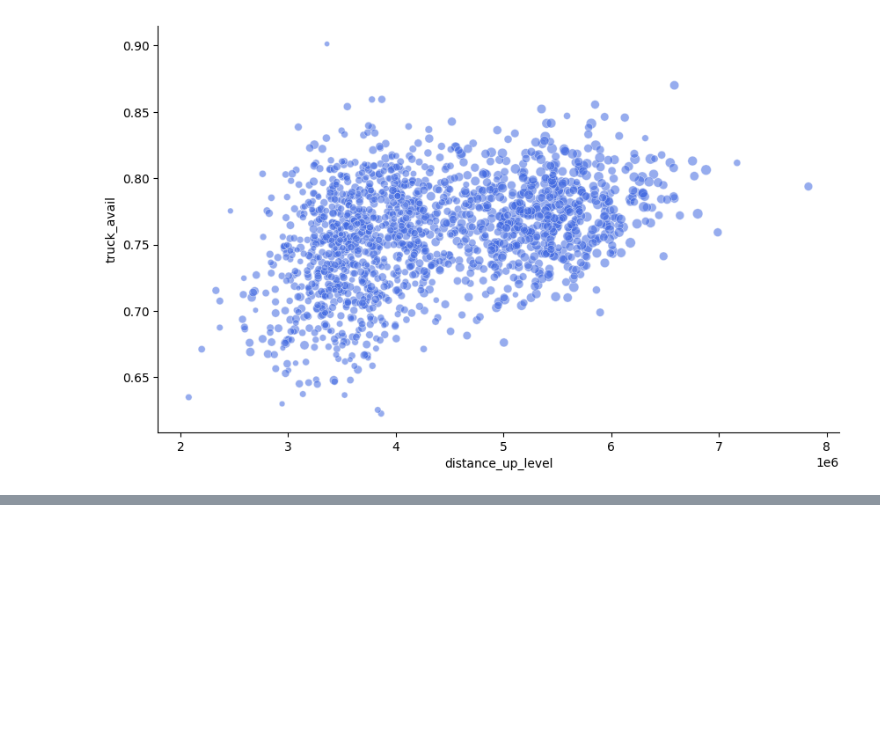
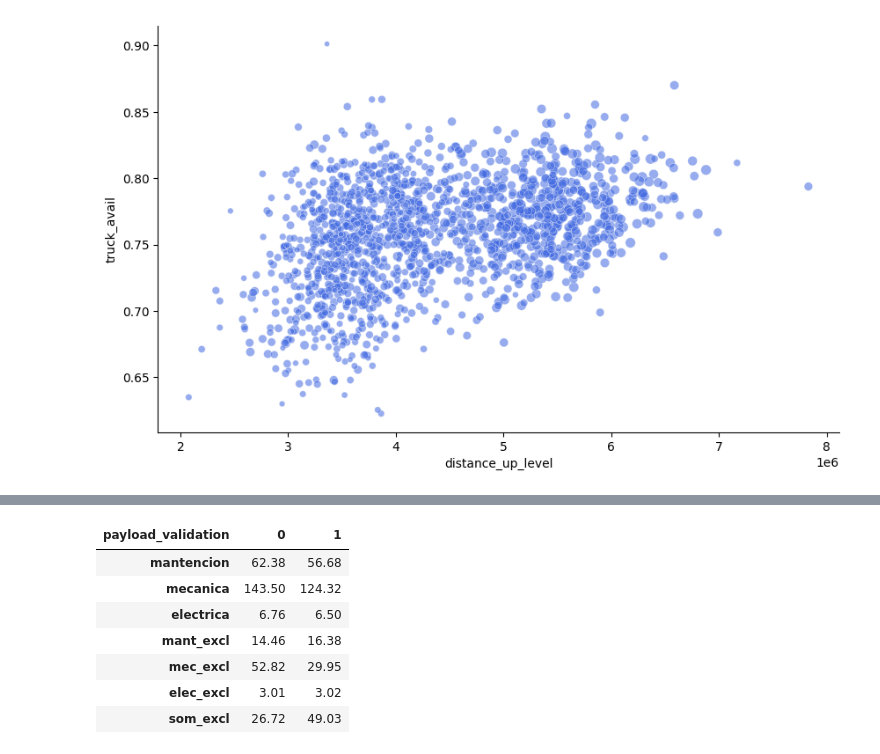
Before and after one commit to ecdiazl/capstone-project, a Jupyter notebook: ADABoost/Capstone - Prescripción.ipynb, the cells around one changed output, grey strips where cells are left out. Cells and saved outputs as stored; diff of their text form; code cells hidden in the pictures; blank space fills up the shorter version.

```diff
--- a/ADABoost/Capstone - Prescripción.ipynb
+++ b/ADABoost/Capstone - Prescripción.ipynb
@@ -279,0 +313,16 @@ fig.show()
+# %%
+# definimos las columnas a graficar
+df_indis = df[['mantencion', 'mecanica', 'electrica', 'mant_excl', 'mec_excl', 'elec_excl', 'som_excl', 'payload_validation']]
+df_indis = df_indis.groupby('payload_validation').mean().T
+df_indis[0] = round(df_indis[0] / 3600, 2)
+df_indis[1] = round(df_indis[1] / 3600, 2)
+df_indis
+# %% [output]
+| payload_validation | 0 | 1 |
+| mantencion | 62.38 | 56.68 |
+| mecanica | 143.50 | 124.32 |
+| electrica | 6.76 | 6.50 |
+| mant_excl | 14.46 | 16.38 |
+| mec_excl | 52.82 | 29.95 |
+| elec_excl | 3.01 | 3.02 |
+| som_excl | 26.72 | 49.03 |
```
Also changed, not shown: parts of 9 cells of this notebook, 1 other file.
